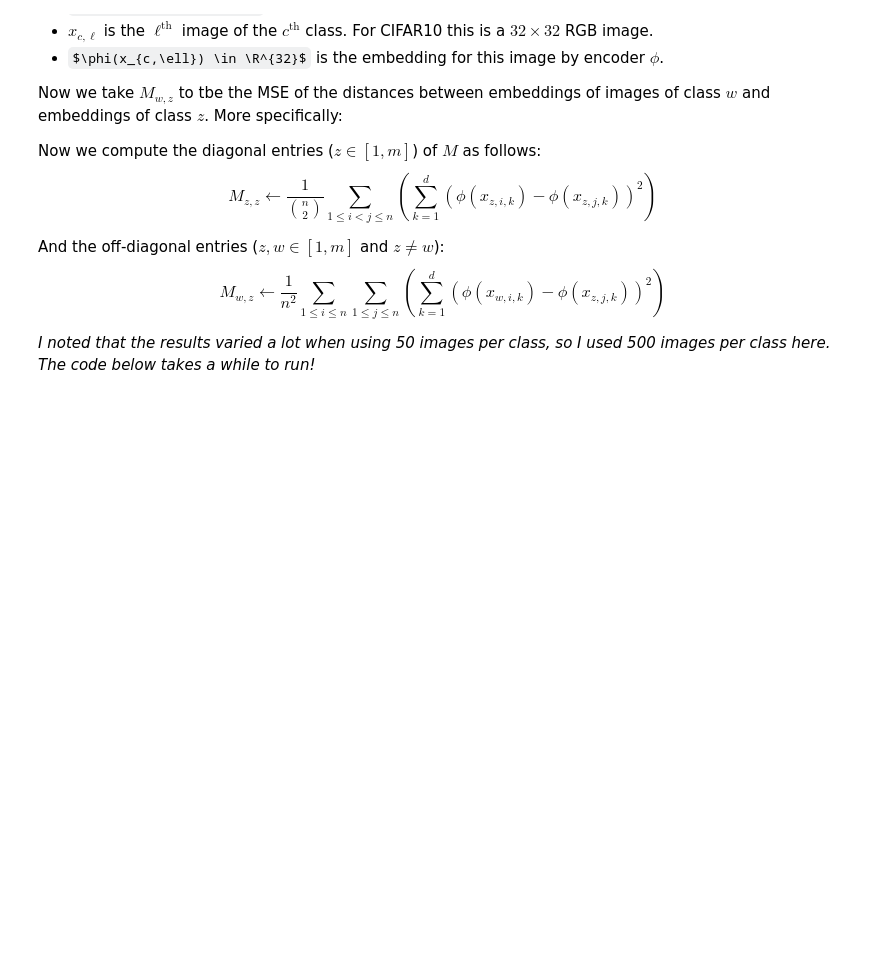
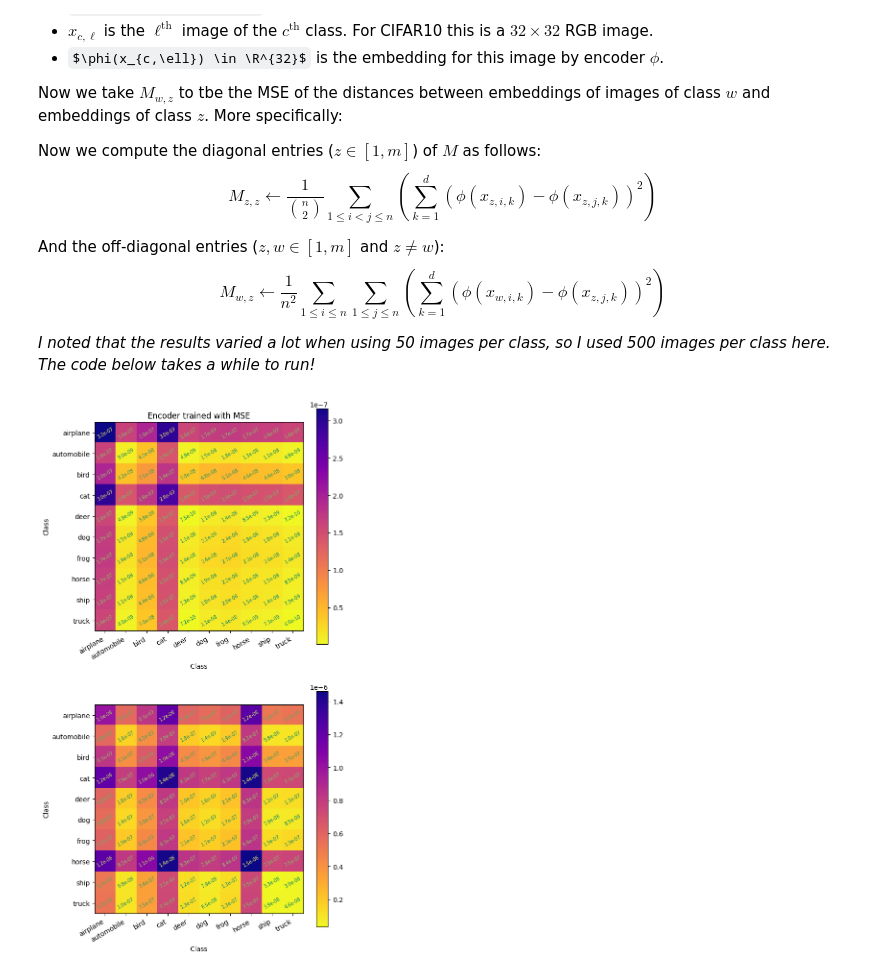
Before and after one commit to Nifrec/rolim, a Jupyter notebook: rolim/notebooks/encoder_experiment.ipynb, the cells around one changed output. Saved outputs shown, nothing was run; the diff lists cells and outputs as text; code cells hidden in the pictures; some formulas as TeX source; blank space fills up the shorter version.

Commit message:
Add heatmap titles and fix saving

```diff
--- a/rolim/notebooks/encoder_experiment.ipynb
+++ b/rolim/notebooks/encoder_experiment.ipynb
@@ -316,31 +316,35 @@ $$
 # %%
 MAKE_HEATMAP = False # To prevent accidental execution of slow code.
 if MAKE_HEATMAP:
     IMAGES_PER_CLASS = 500
     encodings_whit_net, encodings_pure_net = make_test_set_embeddings(IMAGES_PER_CLASS)
 
     def all_tensor_in_list_to_cpu(tensors: list[Tensor]
                                 ) -> list[Tensor]:
         return [tensor.cpu() for tensor in tensors]
 
     heatmap_whit = compute_mse_heatmap(all_tensor_in_list_to_cpu(encodings_whit_net))
     heatmap_pure = compute_mse_heatmap(all_tensor_in_list_to_cpu(encodings_pure_net))
     ticklabels = testset.classes
     fig, axes = plt.subplots(nrows=2, ncols=1, figsize=(7, 14))
     plot_heatmap(heatmap_whit,
                         ax=axes[0],
                         xtick_labels=ticklabels,
                         ytick_labels=ticklabels,
                         add_colorbar=True);
     plot_heatmap(heatmap_pure,
                         ax=axes[1],
                         xtick_labels=ticklabels,
                         ytick_labels=ticklabels,
                         add_colorbar=True);
 
     prefix = os.path.join("figures", "dist_minim_heatmap")
     if not os.path.exists(prefix):
         os.makedirs(prefix)
 
     timestamp = get_timestamp()
-    fig_whit.savefig(os.path.join(prefix, timestamp+".pdf"))
+    axes[0].set_title("Encoder trained with W-MSE")
+    axes[0].set_title("Encoder trained with MSE")
+    fig.savefig(os.path.join(prefix, timestamp+".pdf"))
+# %% [output]
+[figure, added]
```
Also changed, not shown: parts of 1 cell of this notebook.
